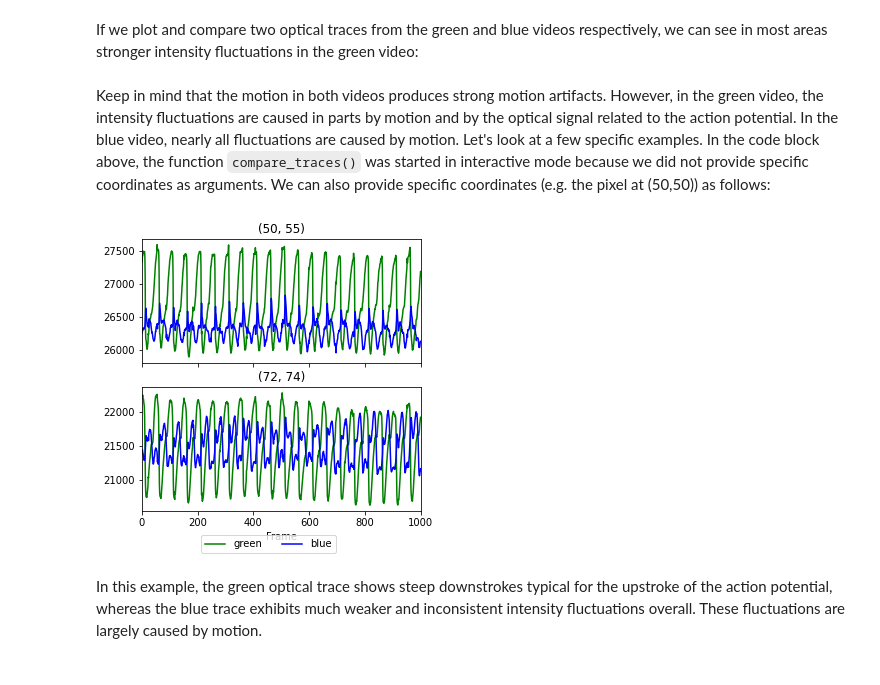
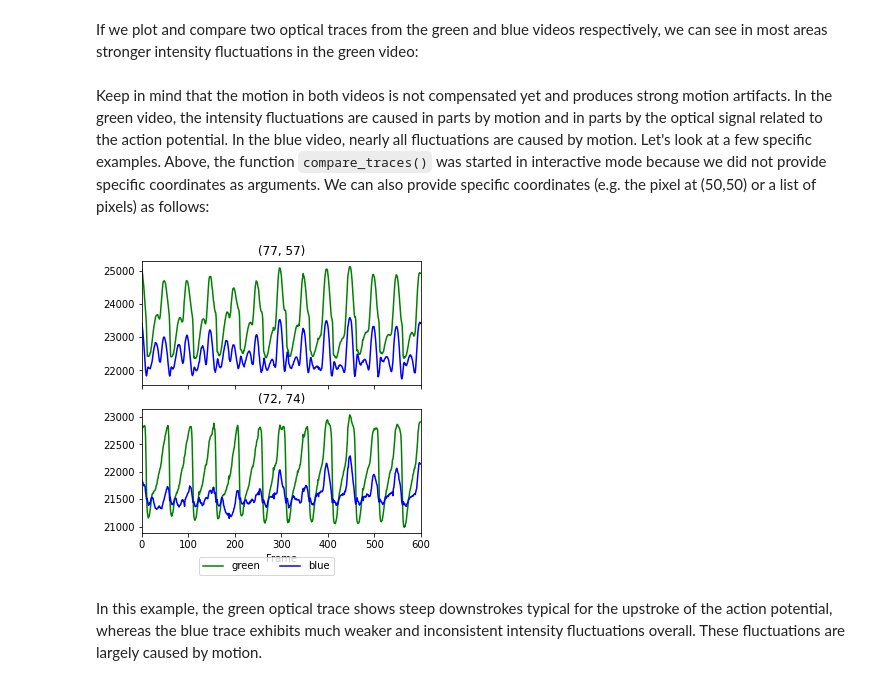
Before and after one commit to cardiacvision/optimap, a Jupyter notebook: docs/tutorials/ratiometry.ipynb, the cells around one changed output. Drawn from its saved outputs; the diff is of its cells as text; code cells hidden in the pictures.

```diff
--- a/docs/tutorials/ratiometry.ipynb
+++ b/docs/tutorials/ratiometry.ipynb
@@ -32,14 +32,10 @@ First, we load the video data, which is stored as a single file (`Example_05_Rat
 import optimap as om
 # import monochrome as mc  # remove this if you don't have monochrome installed
 
-#filename = om.utils.retrieve_example_data('Example_01_Sinus_Rabbit_Basler.npy')
-filename = 'example_data/Example_05_Ratiometry.npy'
+filename = om.utils.retrieve_example_data('Example_05_Ratiometry.npy')
+#filename = 'example_data/Example_05_Ratiometry.npy'
 video_blue = om.load_video(filename, start_frame=0, step=2)
 video_green = om.load_video(filename, start_frame=1, step=2)
 
-
-video_green = om.video.rotate_left(video_green)
-video_green = om.video.rotate_left(video_green)
-
-video_blue = om.video.rotate_left(video_blue)
-video_blue = om.video.rotate_left(video_blue)
+om.print_properties(video_blue)
+om.print_properties(video_green)
@@ -59,9 +69,9 @@ om.compare_traces([video_green, video_blue],labels=['green','blue'], size=5, col
 # %% [markdown]
-Keep in mind that the motion in both videos produces strong motion artifacts. However, in the green video, the intensity fluctuations are caused in parts by motion and by the optical signal related to the action potential. In the blue video, nearly all fluctuations are caused by motion. Let's look at a few specific examples. In the code block above, the function ``compare_traces()`` was started in interactive mode because we did not provide specific coordinates as arguments. We can also provide specific coordinates (e.g. the pixel at (50,50)) as follows:
+Keep in mind that the motion in both videos is not compensated yet and produces strong motion artifacts. In the green video, the intensity fluctuations are caused in parts by motion and in parts by the optical signal related to the action potential. In the blue video, nearly all fluctuations are caused by motion. Let's look at a few specific examples. Above, the function ``compare_traces()`` was started in interactive mode because we did not provide specific coordinates as arguments. We can also provide specific coordinates (e.g. the pixel at (50,50) or a list of pixels) as follows:
 # %%
-om.compare_traces([video_green, video_blue],[(50, 55), (72, 74)],labels=['green','blue'], size=5, colors=['green', 'blue'])
+om.compare_traces([video_green, video_blue],[(77, 57), (72, 74)],labels=['green','blue'], size=5, colors=['green', 'blue'])
 # %% [output]
-[figure, old version]
+[figure, new version]
 # %% [markdown]
 In this example, the green optical trace shows steep downstrokes typical for the upstroke of the action potential, whereas the blue trace exhibits much weaker and inconsistent intensity fluctuations overall. These fluctuations are largely caused by motion.
 # %%
```
Also changed, not shown: parts of 11 cells of this notebook.
